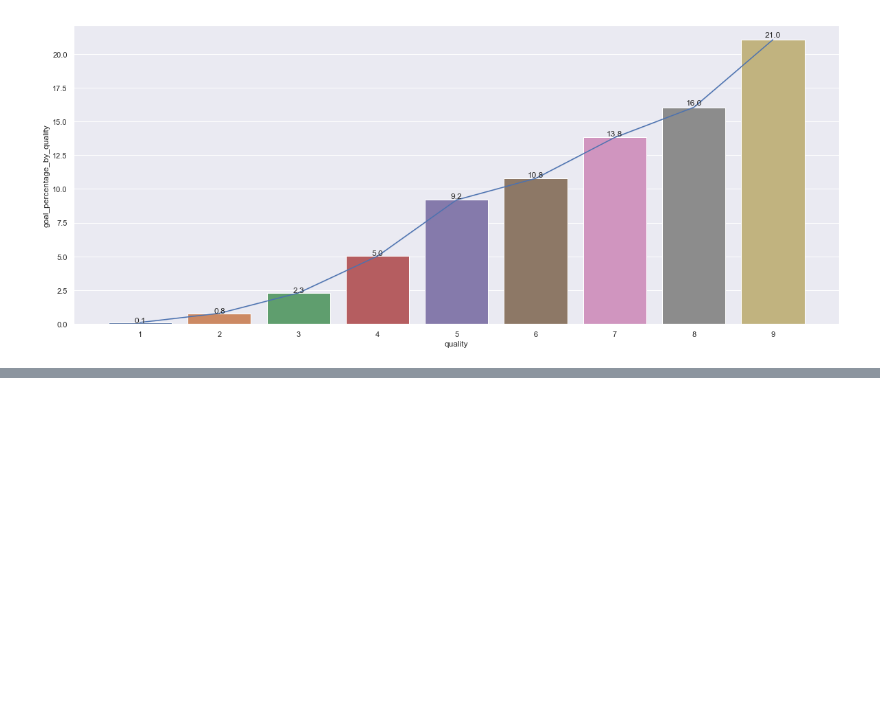
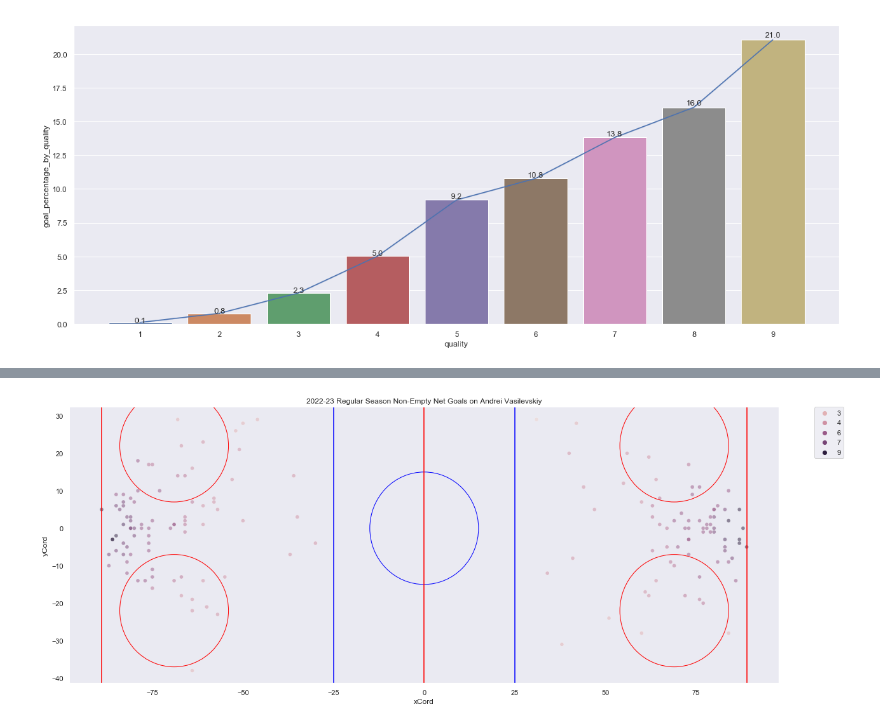
Before and after one commit to jesseplamondon/2022_NHL_Shots_Project, a Jupyter notebook: 2022_Shots.ipynb, the cells around one changed output, grey strips where cells are left out. Drawn from its saved outputs; the diff is of its cells as text; code cells hidden in the pictures; blank space fills up the shorter version.

```diff
--- a/2022_Shots.ipynb
+++ b/2022_Shots.ipynb
@@ -139,2 +140,6 @@ Name: SPAAsq, dtype: float64
+# %%
+plot_rink(df_goals[df_goals['goalieNameForShot']==name], "2022-23 Regular Season Non-Empty Net Goals on "+name)
+# %% [output]
+[figure, added]
 # %%
 # get percentiles for SPAAsq for each 'quality'
```
Also changed, not shown: parts of 5 cells of this notebook.
